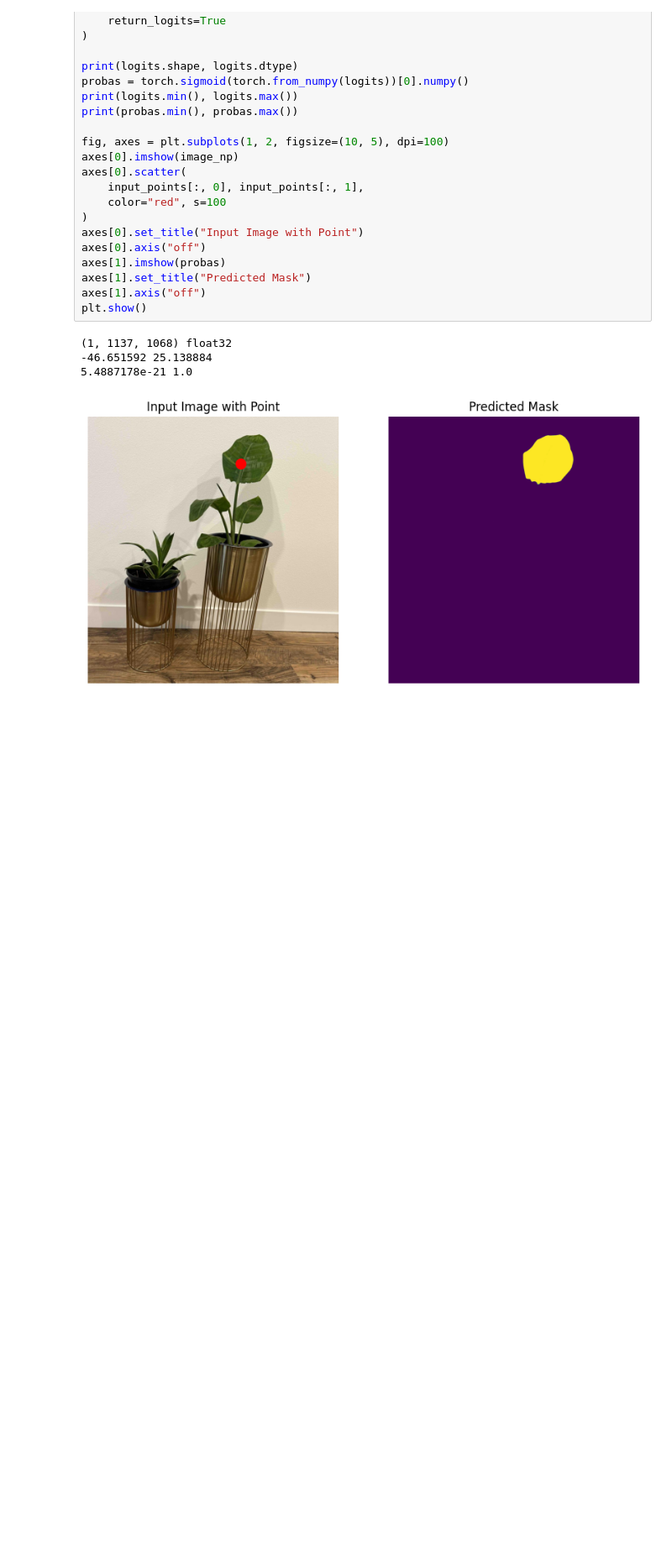
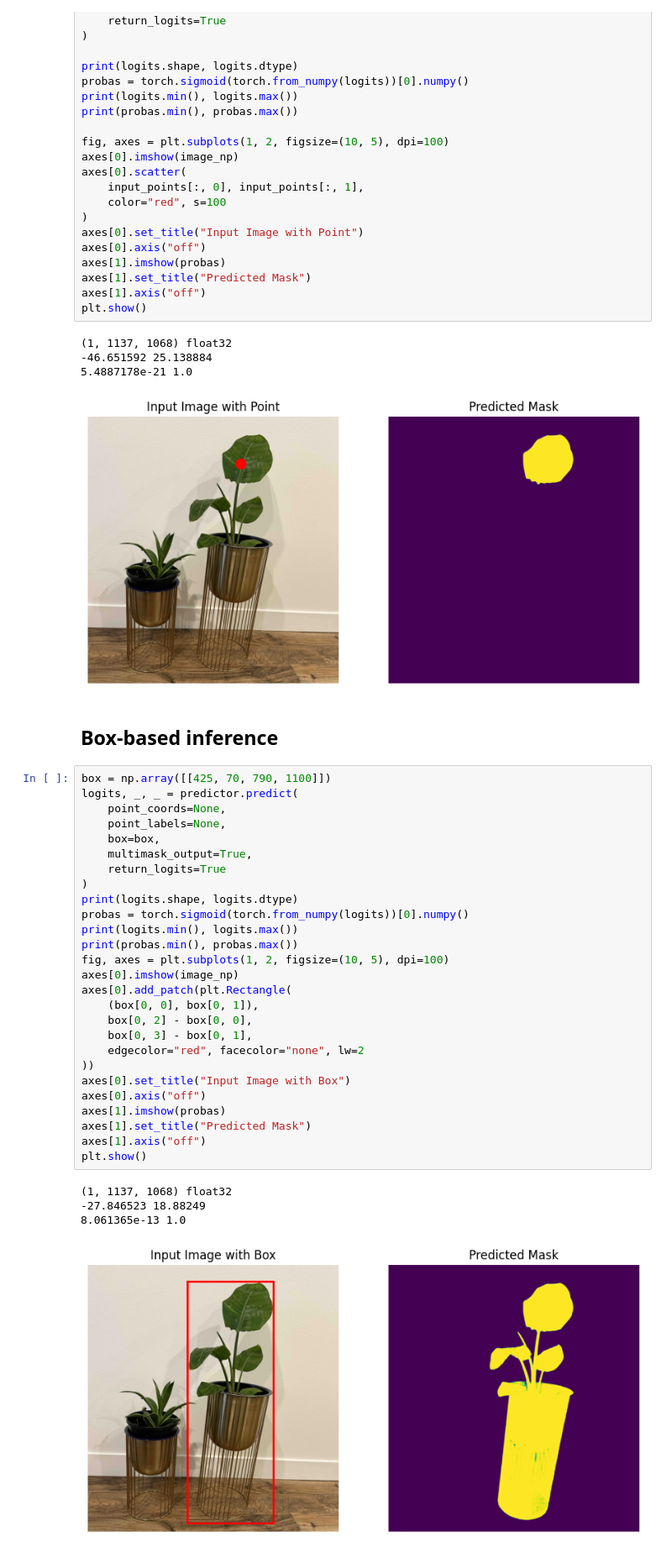
Before and after one commit to vmirly/GenAI-Hub, a Jupyter notebook: SAM-HQ/samhq_inference.ipynb, the cells around one changed output. Shown at 84% size. Saved outputs shown, nothing was run; the diff lists cells and outputs as text; blank space fills up the shorter version.

Commit message:
SAM-HQ: box-based inference

```diff
--- a/SAM-HQ/samhq_inference.ipynb
+++ b/SAM-HQ/samhq_inference.ipynb
@@ -98,3 +98,37 @@ plt.show()
 -46.651592 25.138884
 5.4887178e-21 1.0
 [figure]
+# %% [markdown]
+## Box-based inference
+# %%
+box = np.array([[425, 70, 790, 1100]])
+logits, _, _ = predictor.predict(
+    point_coords=None,
+    point_labels=None,
+    box=box,
+    multimask_output=True,
+    return_logits=True
+)
+print(logits.shape, logits.dtype)
+probas = torch.sigmoid(torch.from_numpy(logits))[0].numpy()
+print(logits.min(), logits.max())
+print(probas.min(), probas.max())
+fig, axes = plt.subplots(1, 2, figsize=(10, 5), dpi=100)
+axes[0].imshow(image_np)
+axes[0].add_patch(plt.Rectangle(
+    (box[0, 0], box[0, 1]),
+    box[0, 2] - box[0, 0],
+    box[0, 3] - box[0, 1],
+    edgecolor="red", facecolor="none", lw=2
+))
+axes[0].set_title("Input Image with Box")
+axes[0].axis("off")
+axes[1].imshow(probas)
+axes[1].set_title("Predicted Mask")
+axes[1].axis("off")
+plt.show()
+# %% [output]
+(1, 1137, 1068) float32
+-27.846523 18.88249
+8.061365e-13 1.0
+[figure, added]
```
